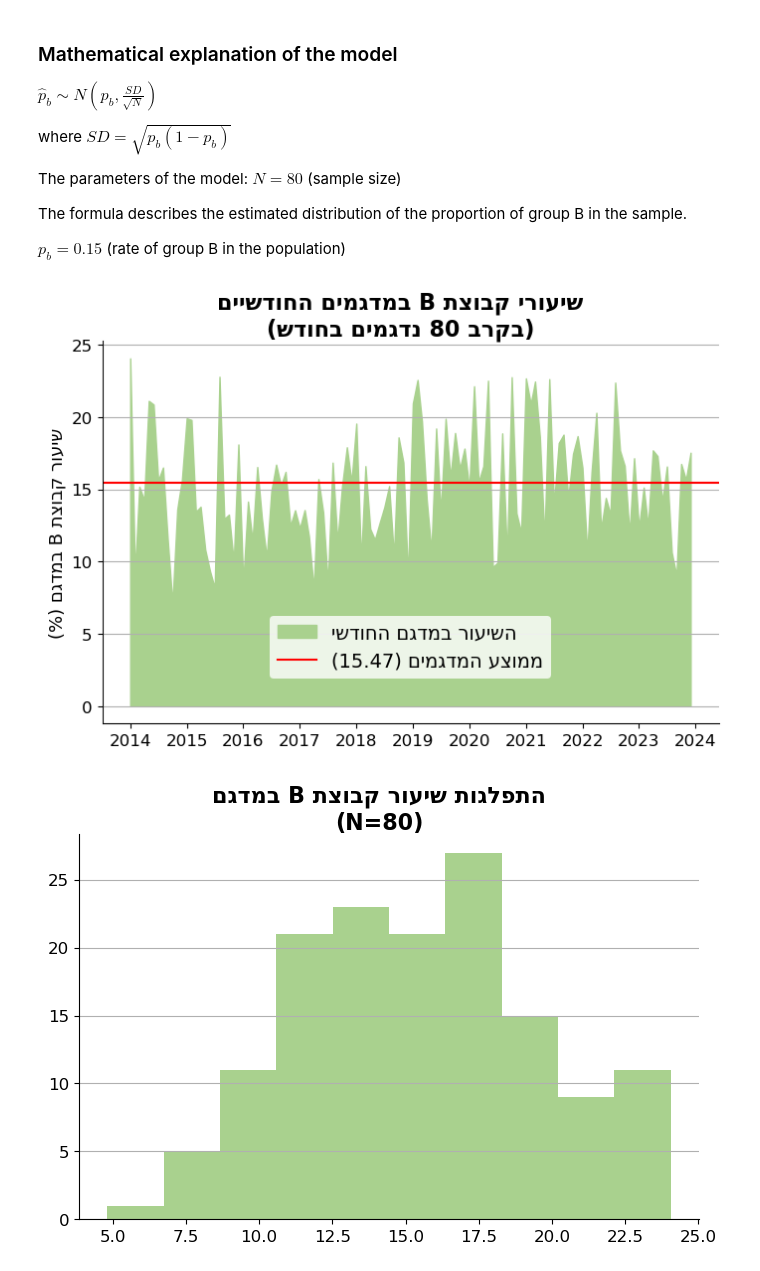
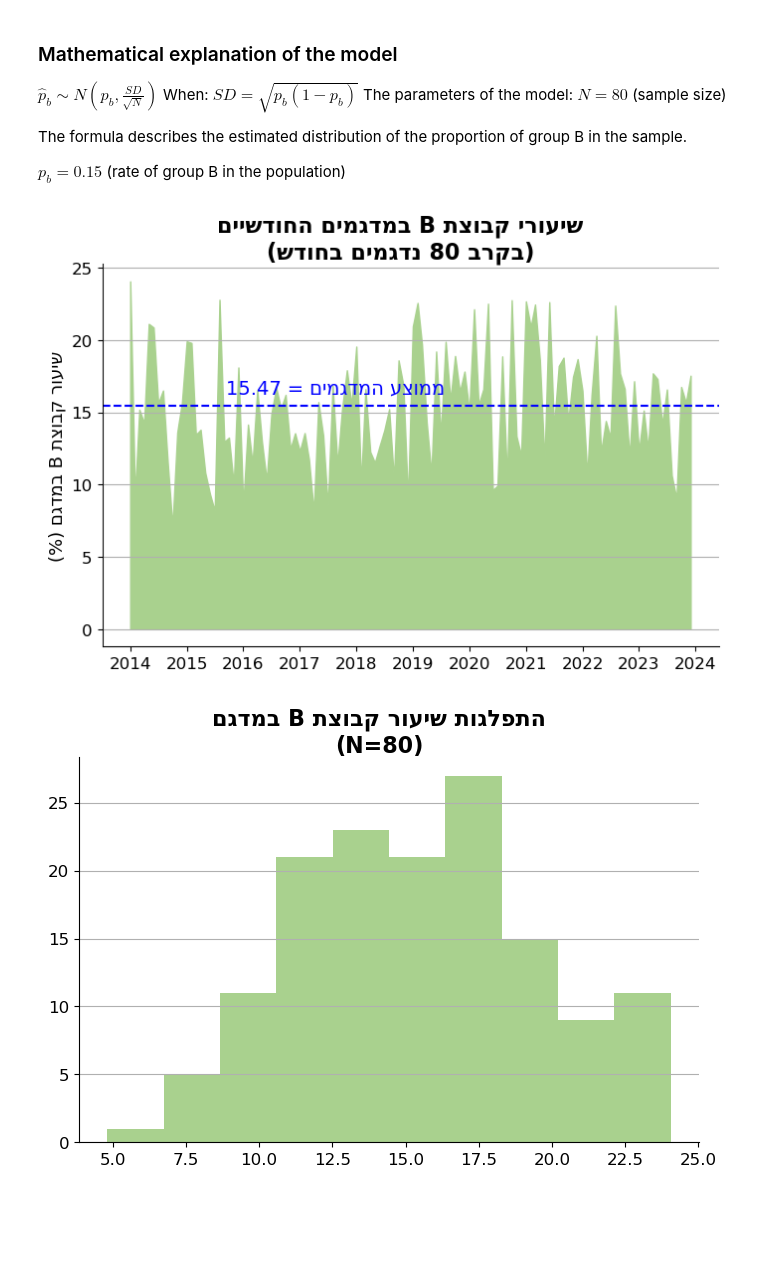
Before and after one commit to Zvika-Deutsch/lfs_sampling_design, a Jupyter notebook: Chapter 3 - The effect of sample errors on the trends.ipynb, the cells around one changed output. Cells and saved outputs as stored; diff of their text form; code cells hidden in the pictures; blank space fills up the shorter version.

```diff
--- a/Chapter 3 - The effect of sample errors on the trends.ipynb
+++ b/Chapter 3 - The effect of sample errors on the trends.ipynb
@@ -25,12 +25,10 @@ plt.rc('figure',titlesize=16,titleweight='bold',labelsize=14)
 ### Mathematical explanation of the model
 
 $\hat{p}_b \sim N(p_b,\frac{SD}{\sqrt{N}})$
-
-where
+When:
 $SD = \sqrt{p_b(1-p_b)}$
-
 The parameters of the model:
-$N=80$ (sample size)
+$N=80$  (sample size)
 
 The formula describes the estimated distribution of the proportion of group B in the sample.
 
@@ -59,23 +57,25 @@ b_mean = b_sample.mean()*100
 # %%
 
 # Plotting proportion of group B in monthly samples
 
 fig, ax = plt.subplots(1, 1, figsize=(8, 5))
-label = str('({:.2f})'.format(b_mean)) + get_display('ממוצע המדגמים ')
-ax.fill_between(x, b_sample[24:]*100,color='#A9D18E',label=get_display('השיעור במדגם החודשי'))
-ax.axhline(b_mean,color="r",label=label)
+ax.fill_between(x, b_sample[24:]*100,color='#A9D18E')
+ax.axhline(b_mean,color="b", linestyle ="--")
 
 ax.grid(axis = 'y')
 ax.spines['top'].set_visible(False)
 ax.spines['right'].set_visible(False)
+ax.set_ylabel(get_display('שיעור קבוצת B במדגם (%)'))
 title1 = get_display('שיעורי קבוצת B במדגמים החודשיים')
 title2 = get_display('(בקרב 80 נדגמים בחודש)')
-ax.set_ylabel(get_display('שיעור קבוצת B במדגם (%)'))
 plt.suptitle(title1 + '\n' +title2)
-plt.legend(loc='center',bbox_to_anchor=(0.5, 0.2))
+
+label = str('{:.2f}'.format(b_mean)) + get_display('ממוצע המדגמים = ')
+ax.text(0.2, 0.66,  label, fontsize=14 ,transform=ax.transAxes,color='b')
+
 plt.show()
 # %% [output]
-[figure, old version]
+[figure, new version]
 # %%
 
 # Plotting histogram of group B proportion in samples
```
Also changed, not shown: parts of 1 cell of this notebook, 1 other file.
